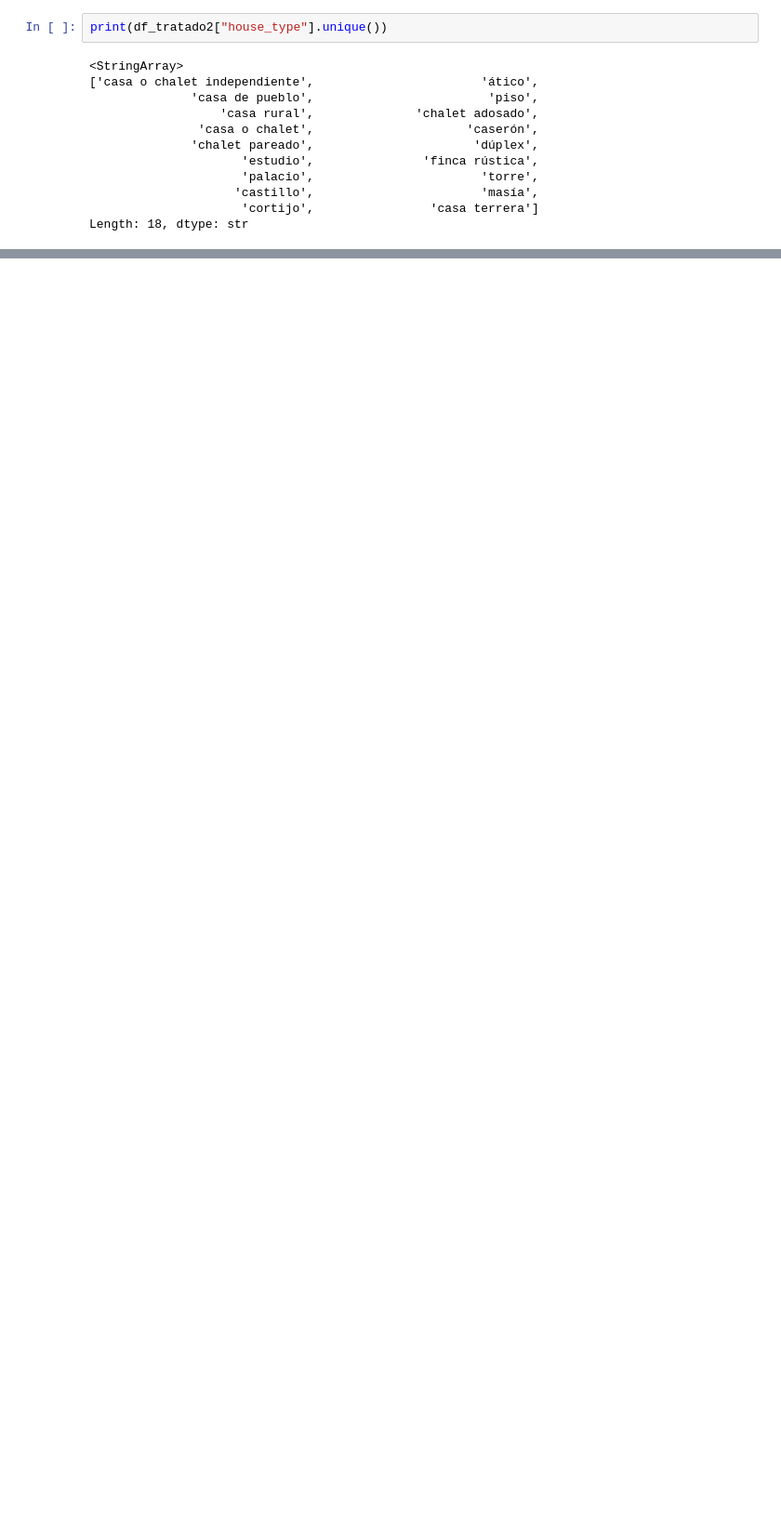
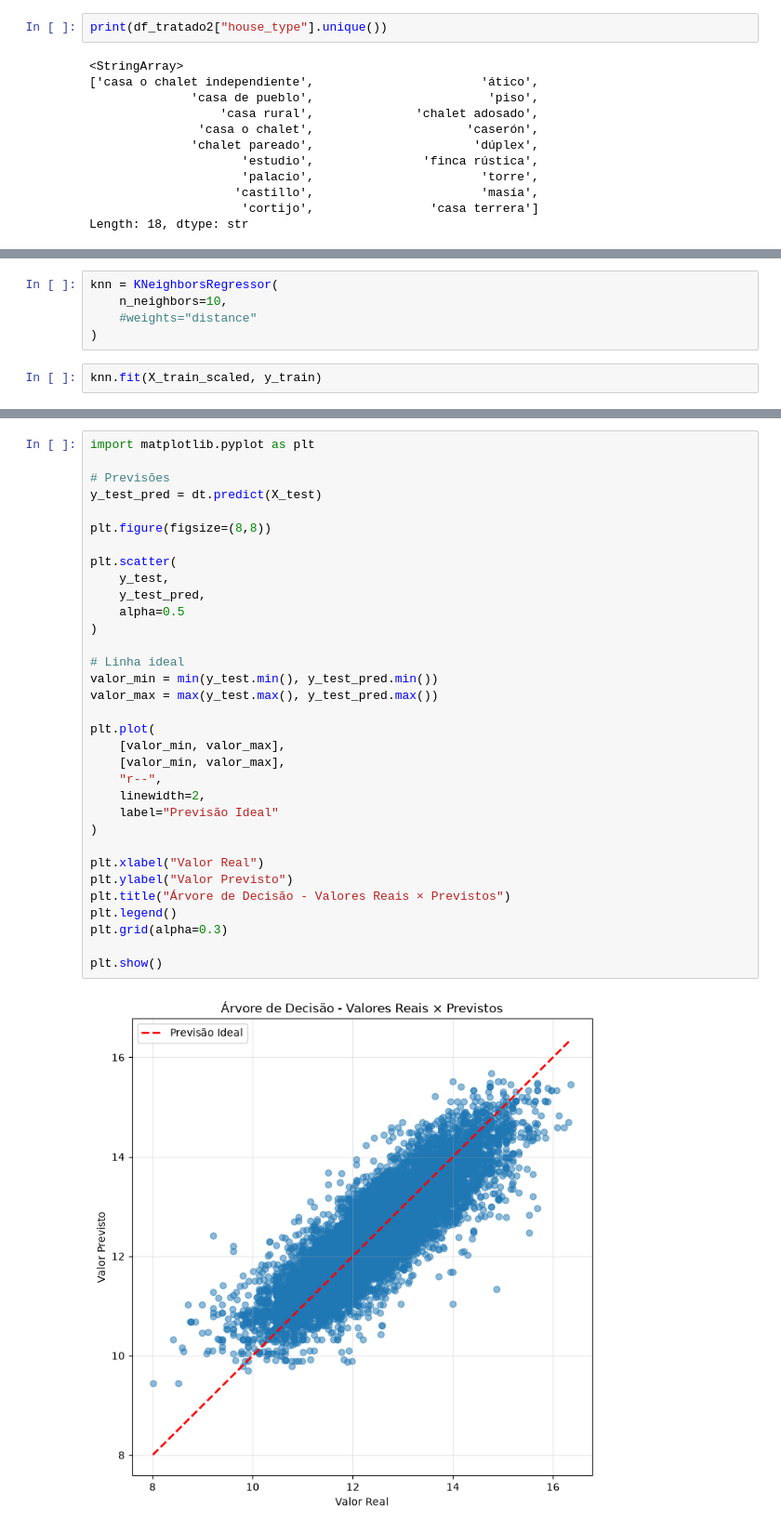
Before and after one commit to MarcioPaiano/SENAI-Projeto3, a Jupyter notebook: notebook/projetofinal.ipynb, the cells around one changed output, grey strips where cells are left out. Shown at 93% size. Cells and saved outputs as stored; diff of their text form; blank space fills up the shorter version.

```diff
--- a/notebook/projetofinal.ipynb
+++ b/notebook/projetofinal.ipynb
@@ -1682,0 +2390,7 @@ Length: 18, dtype: str
+# %%
+knn = KNeighborsRegressor(
+    n_neighbors=10,
+    #weights="distance"
+)
+# %%
+knn.fit(X_train_scaled, y_train)
@@ -1682,0 +2620,35 @@ Length: 18, dtype: str
+# %%
+import matplotlib.pyplot as plt
+
+# Previsões
+y_test_pred = dt.predict(X_test)
+
+plt.figure(figsize=(8,8))
+
+plt.scatter(
+    y_test,
+    y_test_pred,
+    alpha=0.5
+)
+
+# Linha ideal
+valor_min = min(y_test.min(), y_test_pred.min())
+valor_max = max(y_test.max(), y_test_pred.max())
+
+plt.plot(
+    [valor_min, valor_max],
+    [valor_min, valor_max],
+    "r--",
+    linewidth=2,
+    label="Previsão Ideal"
+)
+
+plt.xlabel("Valor Real")
+plt.ylabel("Valor Previsto")
+plt.title("Árvore de Decisão - Valores Reais × Previstos")
+plt.legend()
+plt.grid(alpha=0.3)
+
+plt.show()
+# %% [output]
+[figure, added]
```
Also changed, not shown: parts of 109 cells of this notebook, 1 other file.
